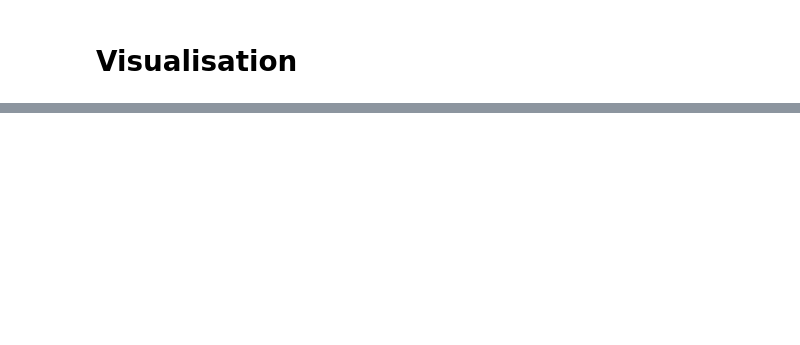
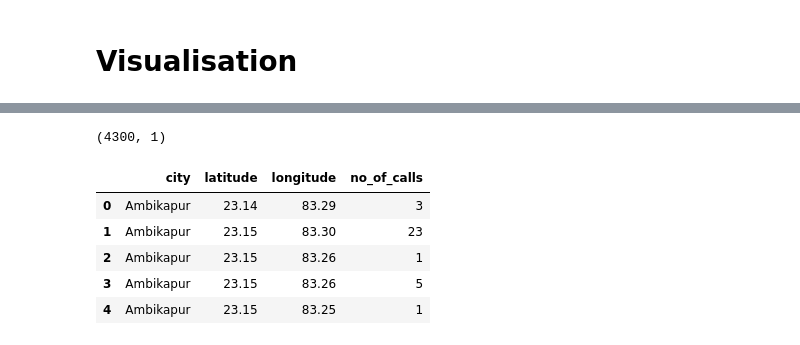
Before and after one commit to rupkohli/insaid_capstone_1, a Jupyter notebook: 02_Insaid_Capstone_processData_v2-1.ipynb, the cells around one changed output, grey strips where cells are left out. Drawn from its saved outputs; the diff is of its cells as text; code cells hidden in the pictures; blank space fills up the shorter version.

```diff
--- a/02_Insaid_Capstone_processData_v2-1.ipynb
+++ b/02_Insaid_Capstone_processData_v2-1.ipynb
@@ -640 +460,15 @@ plt.legend()
+# %%
+phone_usage_df = pd.DataFrame(events_filtered_df.groupby(['city','latitude','longitude'])['event_id'].size())
+display(phone_usage_df.shape)
+phone_usage_df.columns=['no_of_calls']
+phone_usage_df.reset_index(inplace=True)
+phone_usage_df.head()
+# %% [output]
+(4300, 1)
+|  | city | latitude | longitude | no_of_calls |
+| 0 | Ambikapur | 23.14 | 83.29 | 3 |
+| 1 | Ambikapur | 23.15 | 83.30 | 23 |
+| 2 | Ambikapur | 23.15 | 83.26 | 1 |
+| 3 | Ambikapur | 23.15 | 83.26 | 5 |
+| 4 | Ambikapur | 23.15 | 83.25 | 1 |
 # %%
```
Also changed, not shown: parts of 87 cells of this notebook.
